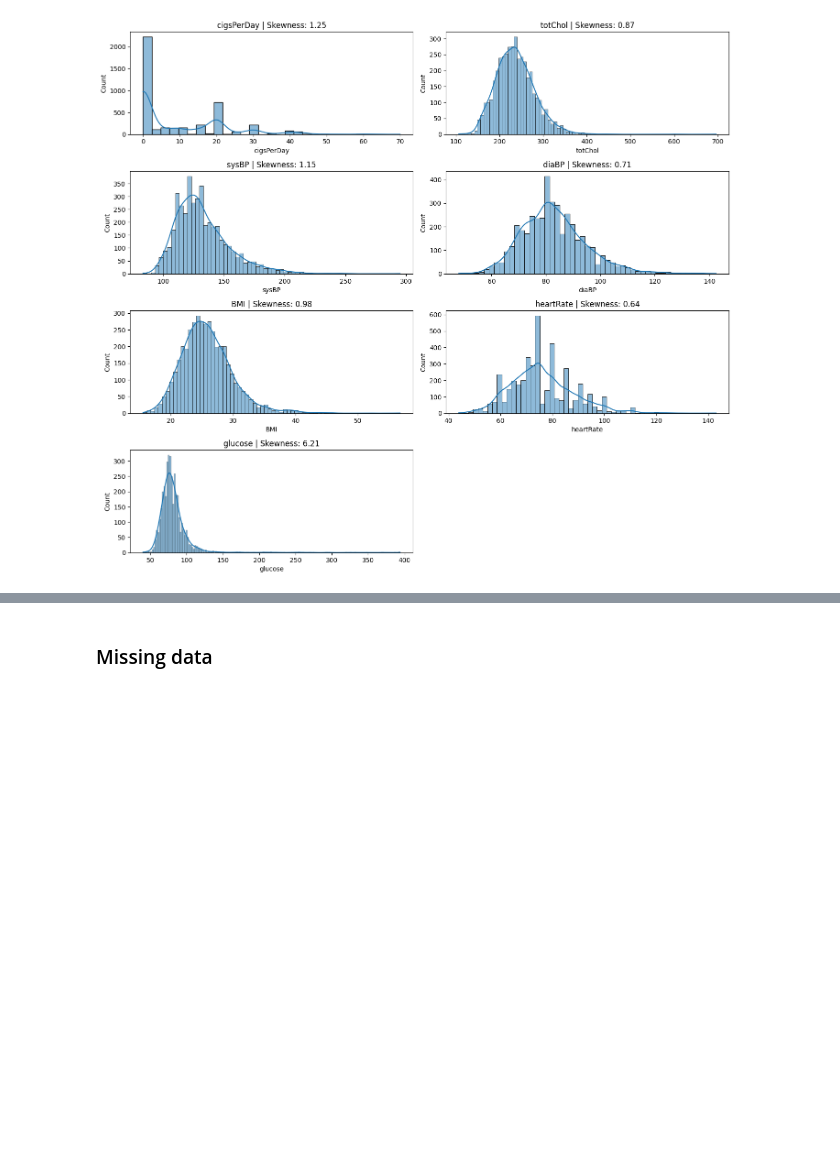
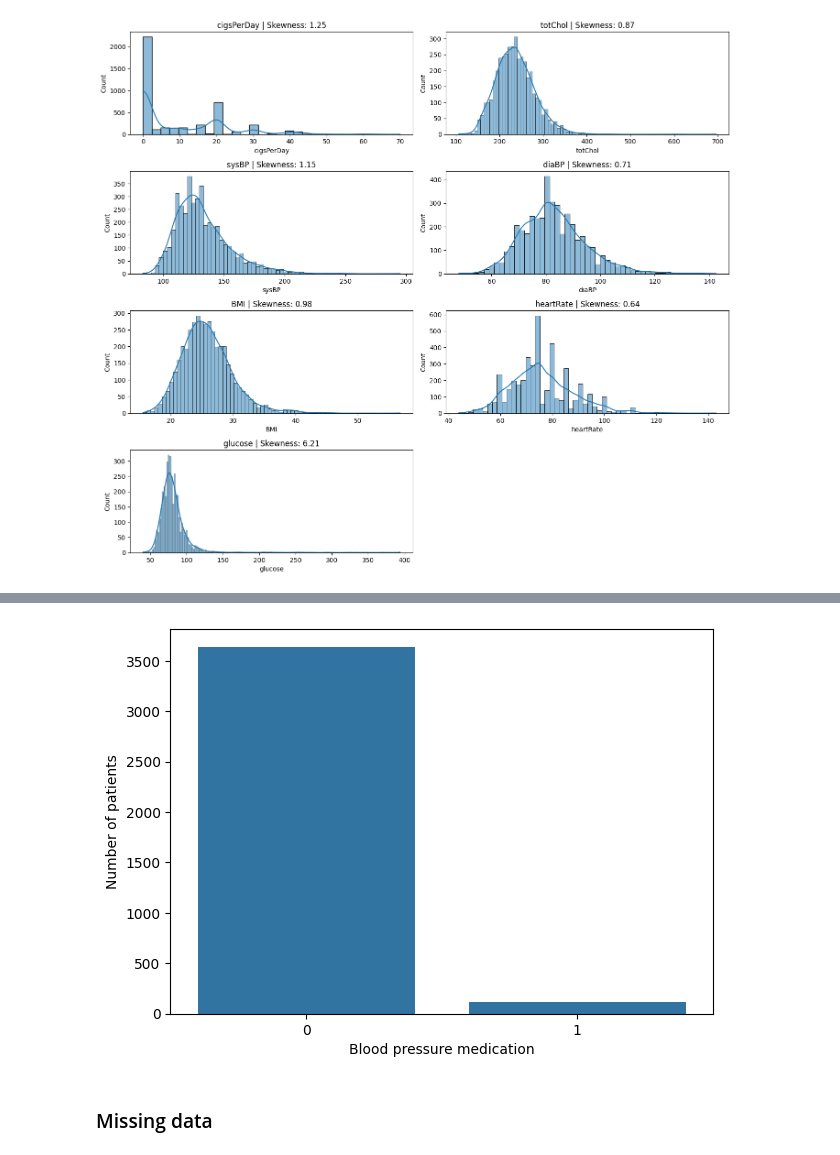
Before and after one commit to alekubala/Logistic_regression, a Jupyter notebook: heart_disease.ipynb, the cells around one changed output, grey strips where cells are left out. Drawn from its saved outputs; the diff is of its cells as text; code cells hidden in the pictures; blank space fills up the shorter version.

```diff
--- a/heart_disease.ipynb
+++ b/heart_disease.ipynb
@@ -139,3 +149,11 @@ sn.barplot(data=disease_df, x="Sex_male", y="TenYearCHD")
+# %%
+plt.figure(figsize=(7, 5))
+sn.countplot(x='BPMeds', data=disease_df)
+plt.xlabel('Blood pressure medication')
+plt.ylabel('Number of patients')
+plt.show()
+# %% [output]
+[figure, added]
 # %% [markdown]
 ### Missing data
 # %%
```
Also changed, not shown: parts of 31 cells of this notebook, 1 other file.
